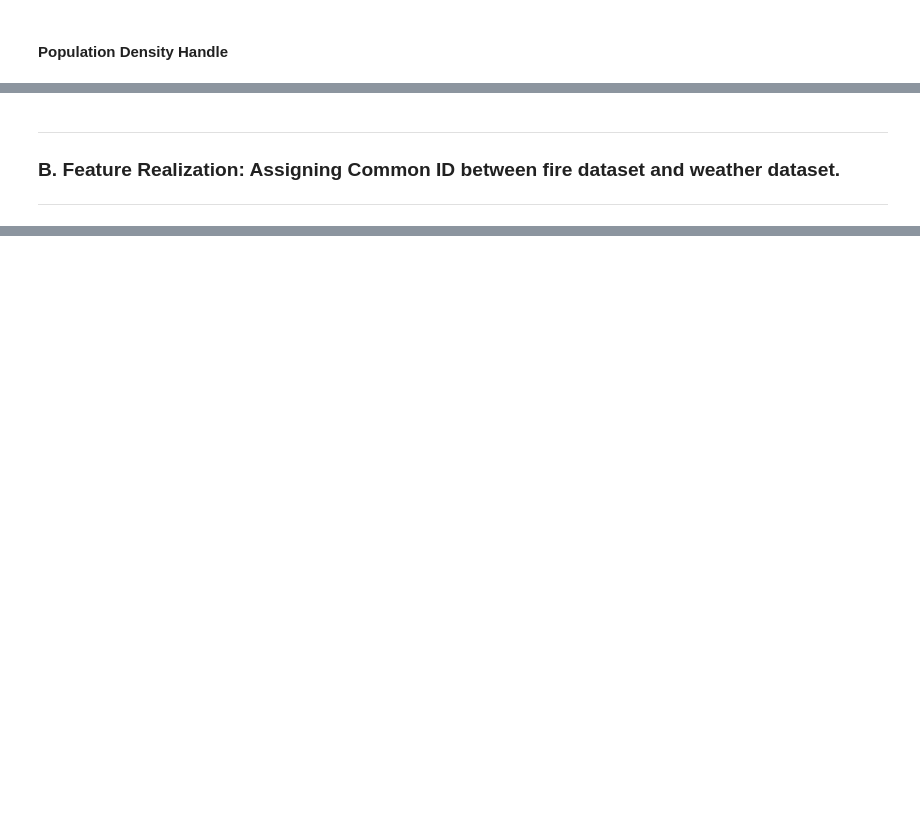
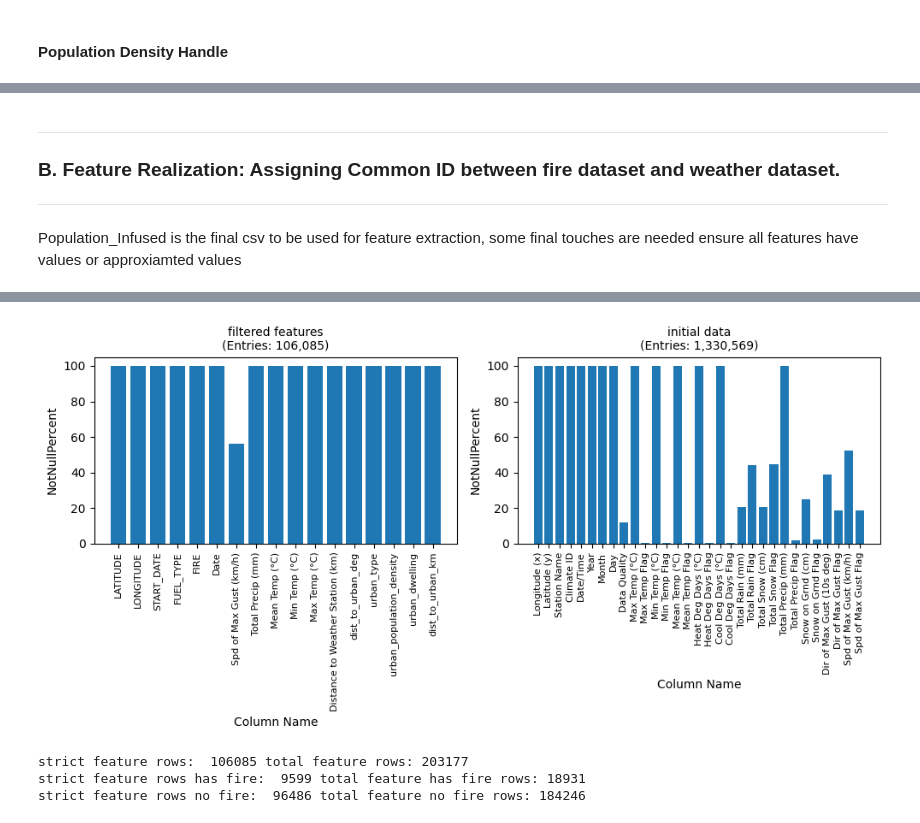
Before and after one commit to y344shi/WeatherTransformer, a Jupyter notebook: data_processing/DataProcessing.ipynb, the cells around one changed output, grey strips where cells are left out. Saved outputs shown, nothing was run; the diff lists cells and outputs as text; code cells hidden in the pictures; blank space fills up the shorter version.

```diff
--- a/data_processing/DataProcessing.ipynb
+++ b/data_processing/DataProcessing.ipynb
@@ -998,14 +1078,14 @@ weather_lon_col="Longitude (x)"
 fire_lat_col="LATITUDE"
 fire_lon_col="LONGITUDE"
 
-lightning_infused_df_enriched[['dist_to_urban_deg', 'urban_type', 'urban_population_density', 'urban_dwelling']] = pd.DataFrame(
-    lightning_infused_df_enriched.apply(lambda row: get_distance_to_urban(row[weather_lat_col], row[weather_lon_col]), axis=1).tolist(),
-    index=lightning_infused_df_enriched.index
+generated_fire_no_fire_weather_df[['dist_to_urban_deg', 'urban_type', 'urban_population_density', 'urban_dwelling']] = pd.DataFrame(
+    generated_fire_no_fire_weather_df.apply(lambda row: get_distance_to_urban(row[fire_lat_col], row[fire_lon_col]), axis=1).tolist(),
+    index=generated_fire_no_fire_weather_df.index
 )
-lightning_infused_df_enriched['dist_to_urban_km'] = lightning_infused_df_enriched['dist_to_urban_deg'] * 111 # rough km conversion
+generated_fire_no_fire_weather_df['dist_to_urban_km'] = generated_fire_no_fire_weather_df['dist_to_urban_deg'] * 111 # rough km conversion
 
-population_infused = lightning_infused_df_enriched.copy()
-population_infused.to_csv("Population_Infused")
+population_infused = generated_fire_no_fire_weather_df.copy()
+population_infused.to_csv("generated_population_infused")
 # %% [output]
                Geographic name      Geographic area type  \
 0                      Airdrie  Medium population centre
@@ -1029,5 +1126,21 @@ population_infused.to_csv("Population_Infused")
 ---
 ### B. Feature Realization: Assigning Common ID between fire dataset and weather dataset.
 
-
 ---
+Population_Infused is the final csv to be used for feature extraction, some final touches are needed ensure all features have values or approxiamted values
+# %%
+# veg_mixed_fire_df = pd.read_csv("/mnt/d/446Project/WeatherTransformer/data_processing/Population_Infused.csv", encoding='utf-8', low_memory=False)
+
+# run quick quality report from above function:
+colunm_quality_df = column_empty_report(population_infused)
+print(population_infused)
+plot_two_dataframes([("filtered features", population_infused), ("initial data", weather_df_strict)])
+# print(len(veg_mixed_fire_df[veg_mixed_fire_df["FIRE"]]))
+# print(len(veg_mixed_fire_df[~veg_mixed_fire_df["FIRE"]]))
+# print(len(feature_inital[~feature_inital["FIRE"]]))
+
+### Strict ALL NOT NULL ENFORCE on Max Tmp, Percipitation, Spd of Max Gusting
+print("strict feature rows: ", len(population_infused), "total feature rows:",  len(veg_mixed_fire_df))
+print("strict feature rows has fire: ", len(population_infused[population_infused["FIRE"]]), "total feature has fire rows:",  len(veg_mixed_fire_df[veg_mixed_fire_df["FIRE"]]))
+print("strict feature rows no fire: ", len(population_infused[~population_infused["FIRE"]]), "total feature no fire rows:",  len(veg_mixed_fire_df[~veg_mixed_fire_df["FIRE"]]))
+# %% [output]
@@ -1033,0 +1164,4 @@ population_infused.to_csv("Population_Infused")
+[figure, added]
+strict feature rows:  106085 total feature rows: 203177
+strict feature rows has fire:  9599 total feature has fire rows: 18931
+strict feature rows no fire:  96486 total feature no fire rows: 184246
```
Also changed, not shown: parts of 10 cells of this notebook, 7 other files.
